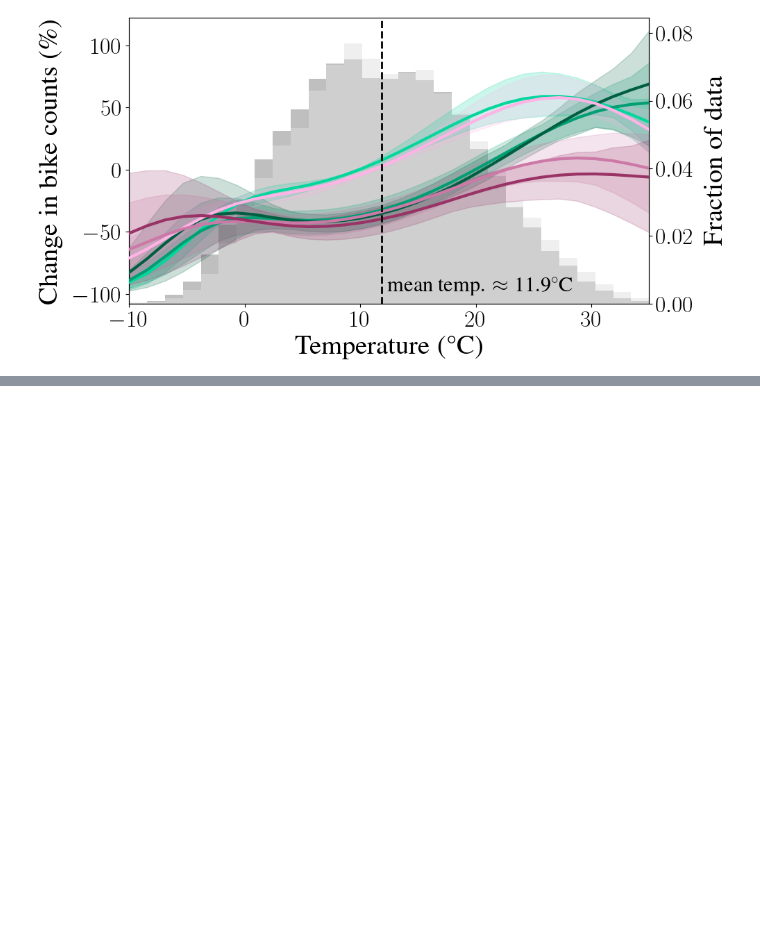
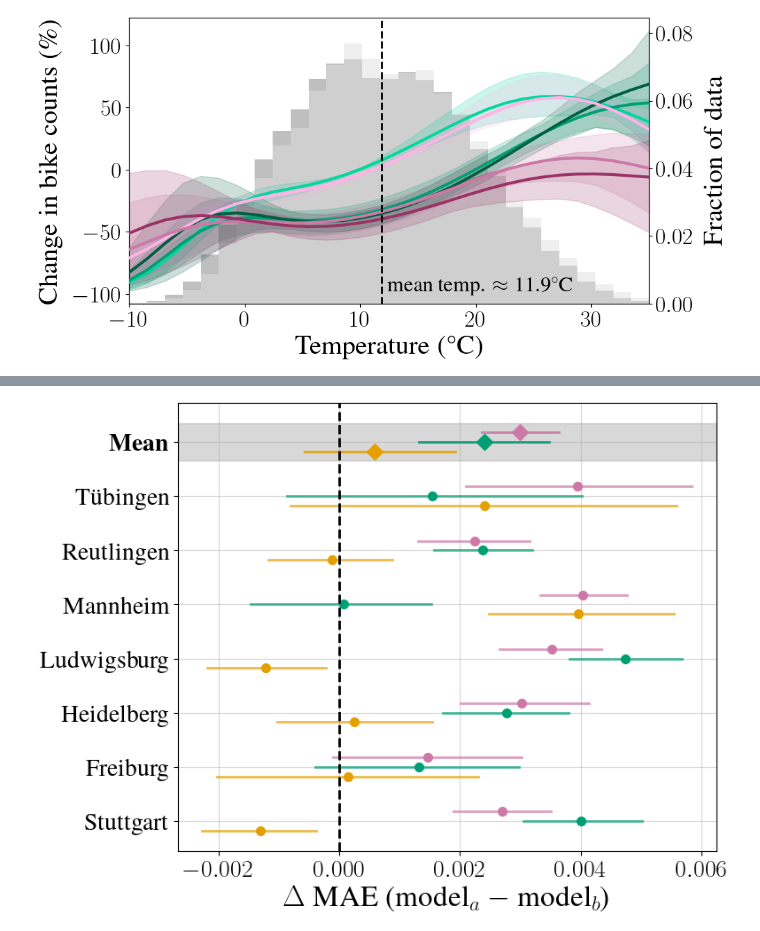
Before and after one commit to skessler01/data_literacy, a Jupyter notebook: notebooks/paper_plots.ipynb, the cells around one changed output, grey strips where cells are left out. Saved outputs shown, nothing was run; the diff lists cells and outputs as text; code cells hidden in the pictures; blank space fills up the shorter version.

Commit message:
Added figure 3

```diff
--- a/notebooks/paper_plots.ipynb
+++ b/notebooks/paper_plots.ipynb
@@ -246,0 +252,82 @@ plot_temp_effect_from_file("../data/temp_effect_results.pkl")
+# %%
+# Load data
+mean_differences_df = pd.read_csv('../data/mean_mae_differences_forest_plot.csv', low_memory=False)
+bootstrap_df = pd.read_csv('../data/mae_differences_per_city.csv', low_memory=False)
+# %%
+# Plot function
+def forest_plot_mae_differences(bootstrap_df, mean_differences_df):
+    '''Creates a forest plot of MAE differences with confidence intervals for different model comparisons'''
+    # Figure setup
+    plt.rcParams.update(bundles.icml2024(column="half", nrows=1, ncols=1))
+    fig, ax = plt.subplots(figsize=(8, 6))
+
+    # Colors
+    colors = {'forecast - observed': '#E69F00',
+            'observed - combined': '#009E73',
+            'forecast - combined': '#CC79A7'}
+
+    comparisons = ['forecast - observed', 'observed - combined', 'forecast - combined']
+    cities = bootstrap_df['city'].unique()
+
+    y_position = 0
+    y_ticks = []
+    y_labels = []
+    offset = 0.07  # Abstand zwischen den Vergleichen pro Stadt
+
+    for city in cities:
+        y_labels.append(city.split()[-1])
+        city_middle = y_position + offset
+        y_ticks.append(city_middle)
+
+        for i, comparison in enumerate(comparisons):
+            row = bootstrap_df[(bootstrap_df['city'] == city) &
+                            (bootstrap_df['model_comparison'] == comparison)].iloc[0]
+
+            y_pos = y_position + i * offset
+
+            # Confidence interval
+            ax.plot([row['CI_lower'], row['CI_upper']], [y_pos, y_pos],
+                    color=colors[comparison], linewidth=2, alpha=0.7)
+            # Point for MAE difference
+            ax.plot(row['MAE_difference'], y_pos, 'o',
+                    color=colors[comparison], markersize=7)
+
+        y_position += 0.4  # Distance between cities
+
+    # Mean over all cities
+    y_position += 0
+    y_ticks.append(y_position + offset)
+    y_labels.append(r'\textbf{Mean}')
+
+    ax.axhspan(
+        y_position + offset + 2*offset,
+        y_position + offset - 2*offset,
+        color='gray',
+        alpha=0.3,
+        zorder=0
+    )
+
+    for i, comparison in enumerate(comparisons):
+        mean_data = mean_differences_df[mean_differences_df['model_comparison'] == comparison].iloc[0]
+
+        y_pos = y_position + i * offset
+
+        ax.plot([mean_data['CI_lower'], mean_data['CI_upper']], [y_pos, y_pos],
+                color=colors[comparison], linewidth=2, alpha=0.9)
+        ax.plot(mean_data['mean_MAE_difference'], y_pos, 'D',
+                color=colors[comparison], markersize=9, label=comparison)
+
+    # Add zero line
+    ax.axvline(0, color='black', linestyle='--', linewidth=2)
+
+    # Format axes
+    ax.set_yticks(y_ticks)
+    ax.set_yticklabels(y_labels, fontsize=20)
+    ax.set_xlabel(r'$\Delta$ MAE (model$_a$ $-$ model$_b$)', fontsize=24)
+    ax.tick_params(axis='x', labelsize=20)
+    ax.grid(alpha=0.5)
+
+    plt.tight_layout()
+    return fig
+# %% [output]
+[figure, added]
```
Also changed, not shown: parts of 12 cells of this notebook, 1 other file.
